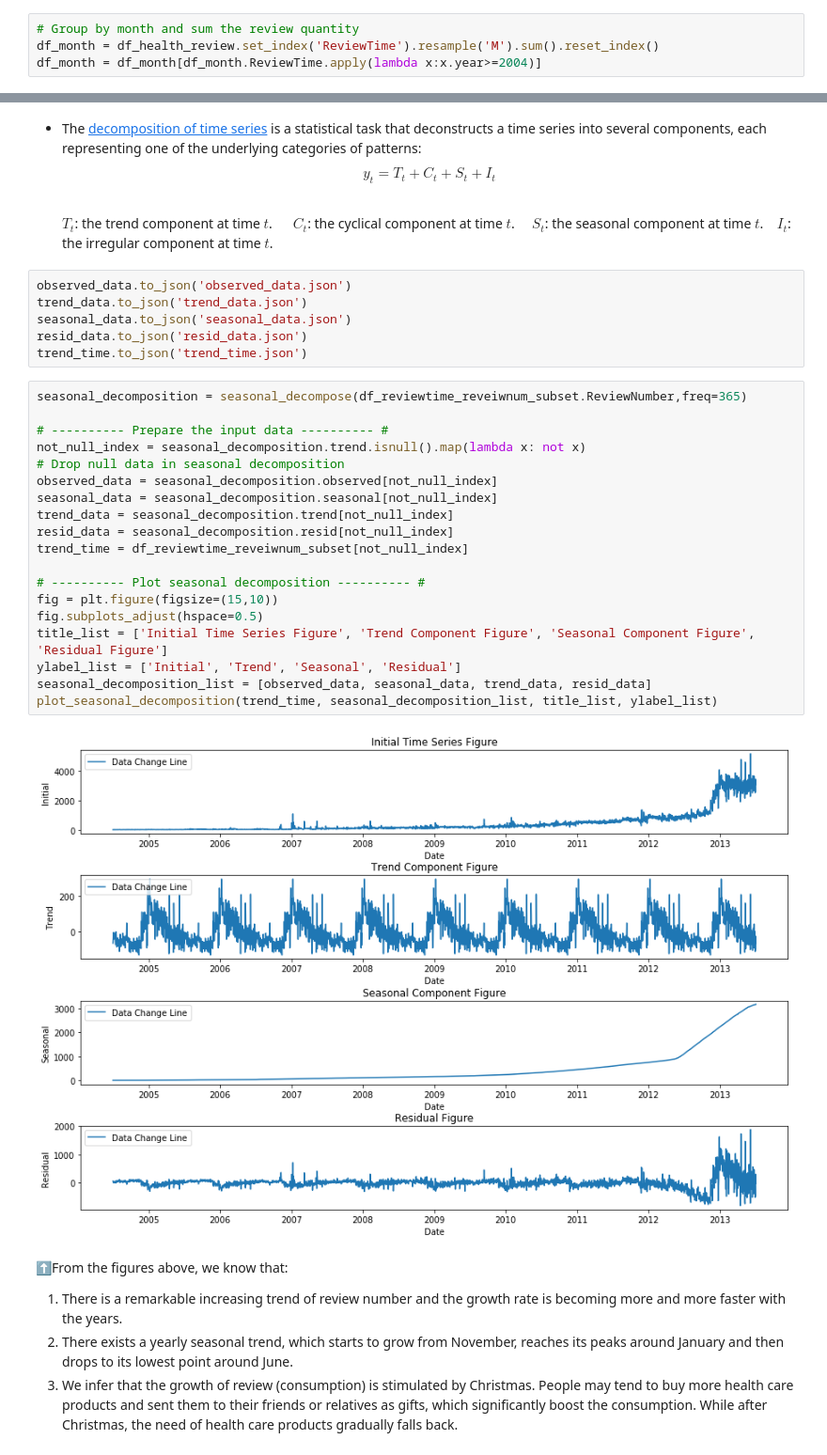
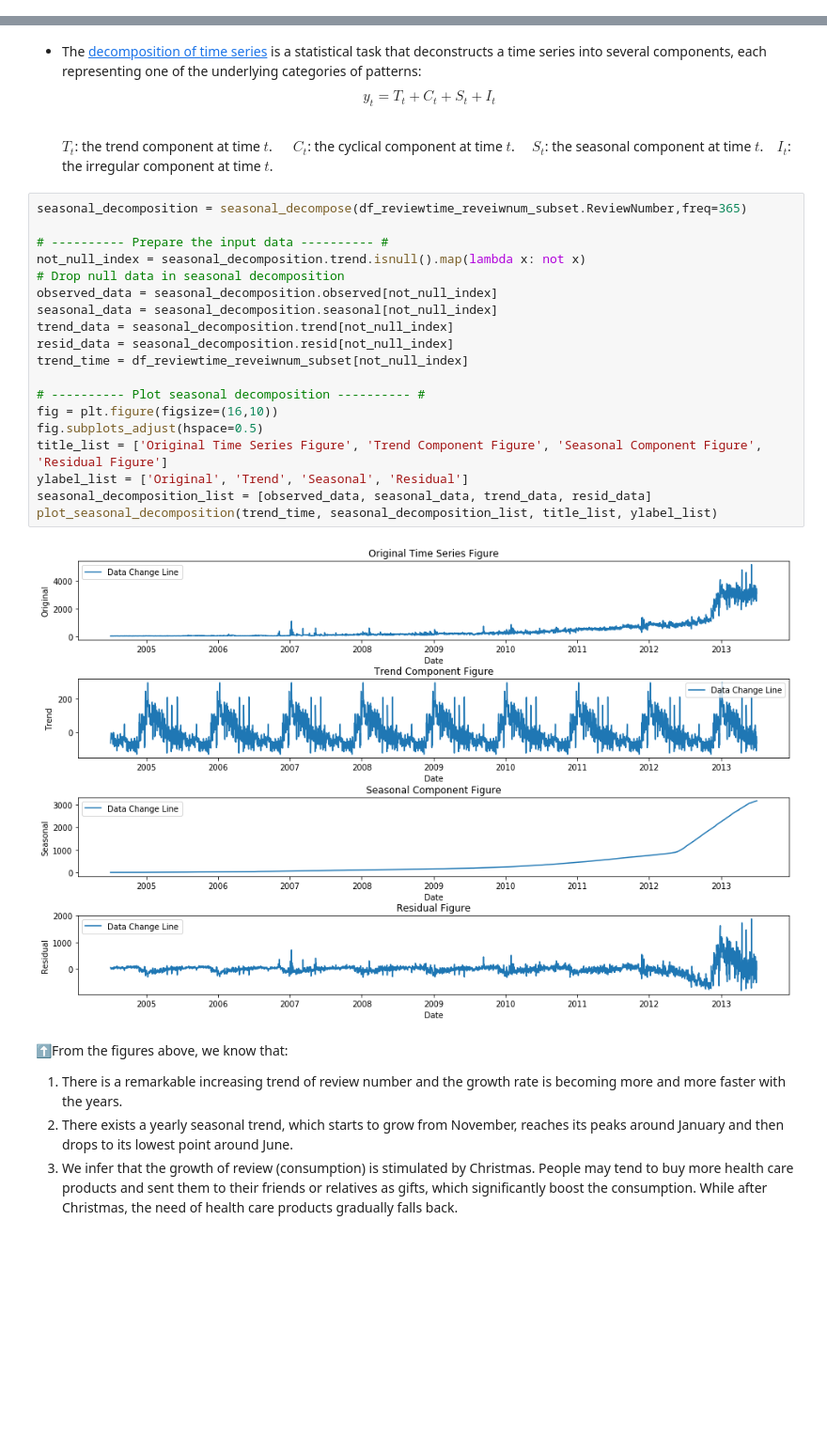
Before and after one commit to epfl-ada-2018/ada007project, a Jupyter notebook: Final_notebook.ipynb, the cells around one changed output, grey strips where cells are left out. Shown at 94% size. Cells and saved outputs as stored; diff of their text form; blank space fills up the shorter version.

```diff
--- a/Final_notebook.ipynb
+++ b/Final_notebook.ipynb
@@ -180,4 +158,0 @@ df_rating_year
-# %%
-# Group by month and sum the review quantity
-df_month = df_health_review.set_index('ReviewTime').resample('M').sum().reset_index()
-df_month = df_month[df_month.ReviewTime.apply(lambda x:x.year>=2004)]
@@ -278,33 +231,27 @@ y_t = T_t + C_t + S_t + I_t
 $$<br>
 $T_t$: the trend component at time $t$. &nbsp;&nbsp;&nbsp;&nbsp; $C_t$: the cyclical component at time $t$.&nbsp;&nbsp;&nbsp;&nbsp;
 $S_t$: the seasonal component at time $t$.&nbsp;&nbsp;&nbsp;&nbsp;$I_t$: the irregular component at time $t$.<br>
-# %%
-observed_data.to_json('observed_data.json')
-trend_data.to_json('trend_data.json')
-seasonal_data.to_json('seasonal_data.json')
-resid_data.to_json('resid_data.json')
-trend_time.to_json('trend_time.json')
 # %%
 seasonal_decomposition = seasonal_decompose(df_reviewtime_reveiwnum_subset.ReviewNumber,freq=365)
 
 # ---------- Prepare the input data ---------- #
 not_null_index = seasonal_decomposition.trend.isnull().map(lambda x: not x)
 # Drop null data in seasonal decomposition
 observed_data = seasonal_decomposition.observed[not_null_index]
 seasonal_data = seasonal_decomposition.seasonal[not_null_index]
 trend_data = seasonal_decomposition.trend[not_null_index]
 resid_data = seasonal_decomposition.resid[not_null_index]
 trend_time = df_reviewtime_reveiwnum_subset[not_null_index]
 
 # ---------- Plot seasonal decomposition ---------- #
-fig = plt.figure(figsize=(15,10))
+fig = plt.figure(figsize=(16,10))
 fig.subplots_adjust(hspace=0.5)
-title_list = ['Initial Time Series Figure', 'Trend Component Figure', 'Seasonal Component Figure', 'Residual Figure']
-ylabel_list = ['Initial', 'Trend', 'Seasonal', 'Residual']
+title_list = ['Original Time Series Figure', 'Trend Component Figure', 'Seasonal Component Figure', 'Residual Figure']
+ylabel_list = ['Original', 'Trend', 'Seasonal', 'Residual']
 seasonal_decomposition_list = [observed_data, seasonal_data, trend_data, resid_data]
 plot_seasonal_decomposition(trend_time, seasonal_decomposition_list, title_list, ylabel_list)
 # %% [output]
-[figure, old version]
+[figure, new version]
 # %% [markdown]
 ⬆From the figures above, we know that:
 1. There is a remarkable increasing trend of review number and the growth rate is becoming more and more faster with the years.
```
Also changed, not shown: parts of 240 cells of this notebook.
